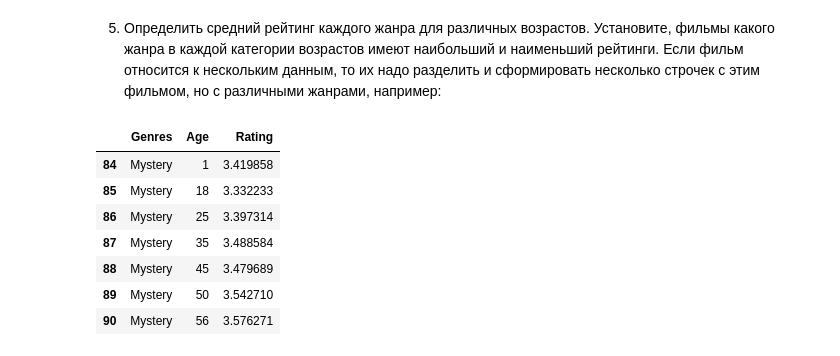
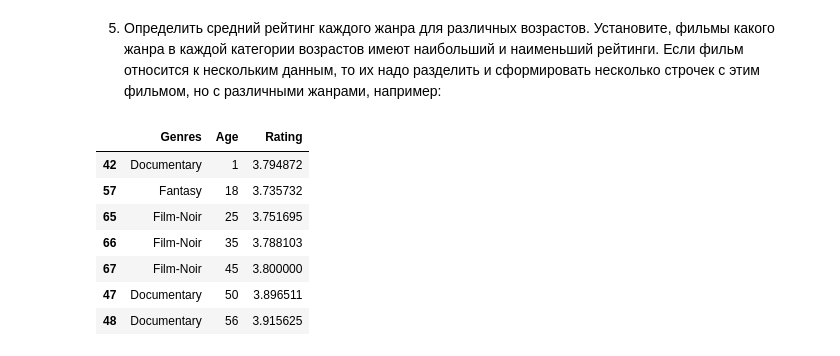
Before and after one commit to raiquiri/dataScience, a Jupyter notebook: lab3/task1.ipynb, the cells around one changed output. Saved outputs shown, nothing was run; the diff lists cells and outputs as text; code cells hidden in the pictures.

```diff
--- a/lab3/task1.ipynb
+++ b/lab3/task1.ipynb
@@ -143,17 +143,21 @@ top_std_rate
 # %%
 df_movies['Genres'] = df_movies['Genres'].str.split('|').explode('Genres')
 df_movies_combined = df_rating.merge(df_users[['UserID', 'Age']], on='UserID').merge(df_movies[['MovieID', 'Genres']], on='MovieID')
 
 genre_age_rate = df_movies_combined.groupby(['Genres', 'Age'])['Rating'].mean().reset_index()
 
 best_genres_by_age = genre_age_rate.loc[genre_age_rate.groupby('Age')['Rating'].idxmax()]
 worst_genres_by_age = genre_age_rate.loc[genre_age_rate.groupby('Age')['Rating'].idxmin()]
+
+pivot_table = df_movies_combined.pivot_table(index='Genres', columns='Age', values='Rating')
+
+best_genres_by_age
 # %% [output]
 |  | Genres | Age | Rating |
-| 84 | Mystery | 1 | 3.419858 |
-| 85 | Mystery | 18 | 3.332233 |
-| 86 | Mystery | 25 | 3.397314 |
-| 87 | Mystery | 35 | 3.488584 |
-| 88 | Mystery | 45 | 3.479689 |
-| 89 | Mystery | 50 | 3.542710 |
-| 90 | Mystery | 56 | 3.576271 |
+| 42 | Documentary | 1 | 3.794872 |
+| 57 | Fantasy | 18 | 3.735732 |
+| 65 | Film-Noir | 25 | 3.751695 |
+| 66 | Film-Noir | 35 | 3.788103 |
+| 67 | Film-Noir | 45 | 3.800000 |
+| 47 | Documentary | 50 | 3.896511 |
+| 48 | Documentary | 56 | 3.915625 |
```
Also changed, not shown: 1 other file.
